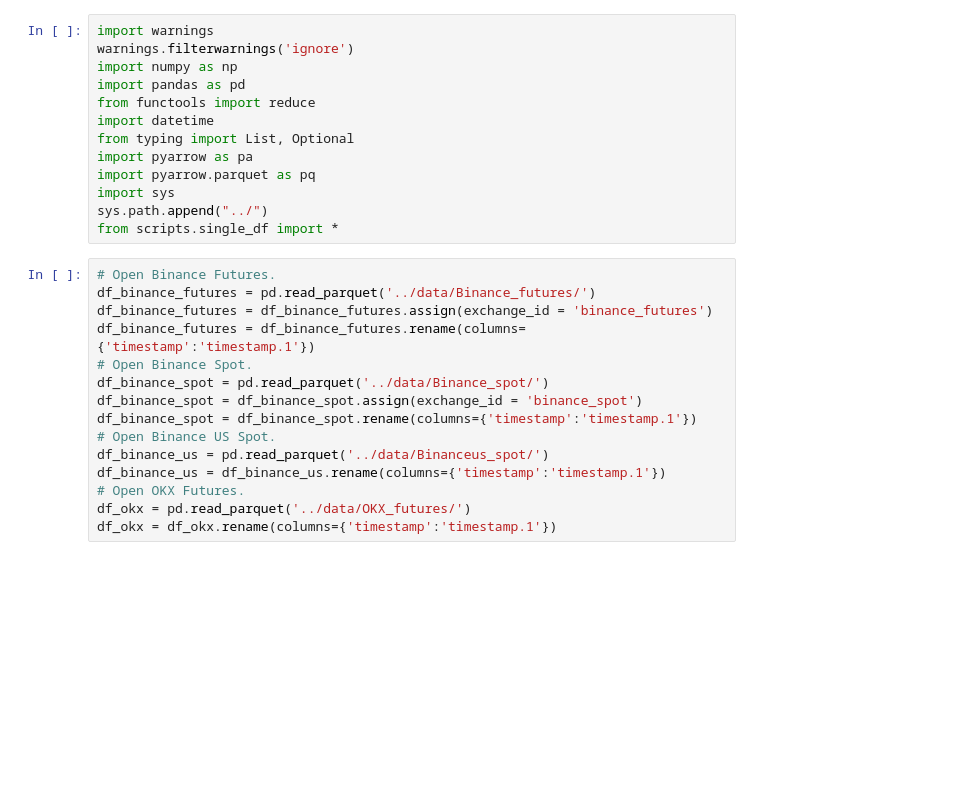
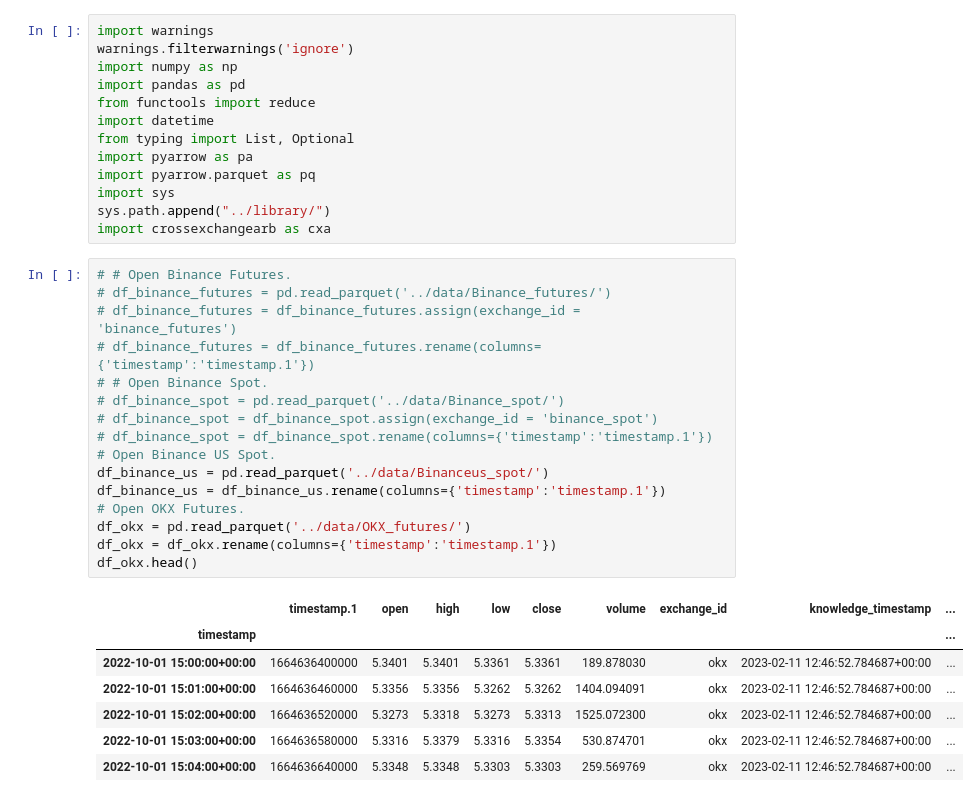
Before and after one commit to thejameszhang/crypto-cross-exchange-arbitrage, a Jupyter notebook: notebooks/single_df.ipynb, the cells around one changed output. Saved outputs shown, nothing was run; the diff lists cells and outputs as text; blank space fills up the shorter version.

```diff
--- a/notebooks/single_df.ipynb
+++ b/notebooks/single_df.ipynb
@@ -9,20 +9,29 @@ from typing import List, Optional
 import pyarrow as pa
 import pyarrow.parquet as pq
 import sys
-sys.path.append("../")
-from scripts.single_df import *
+sys.path.append("../library/")
+import crossexchangearb as cxa
 # %%
-# Open Binance Futures.
-df_binance_futures = pd.read_parquet('../data/Binance_futures/')
-df_binance_futures = df_binance_futures.assign(exchange_id = 'binance_futures')
-df_binance_futures = df_binance_futures.rename(columns={'timestamp':'timestamp.1'})
-# Open Binance Spot.
-df_binance_spot = pd.read_parquet('../data/Binance_spot/')
-df_binance_spot = df_binance_spot.assign(exchange_id = 'binance_spot')
-df_binance_spot = df_binance_spot.rename(columns={'timestamp':'timestamp.1'})
+# # Open Binance Futures.
+# df_binance_futures = pd.read_parquet('../data/Binance_futures/')
+# df_binance_futures = df_binance_futures.assign(exchange_id = 'binance_futures')
+# df_binance_futures = df_binance_futures.rename(columns={'timestamp':'timestamp.1'})
+# # Open Binance Spot.
+# df_binance_spot = pd.read_parquet('../data/Binance_spot/')
+# df_binance_spot = df_binance_spot.assign(exchange_id = 'binance_spot')
+# df_binance_spot = df_binance_spot.rename(columns={'timestamp':'timestamp.1'})
 # Open Binance US Spot.
 df_binance_us = pd.read_parquet('../data/Binanceus_spot/')
 df_binance_us = df_binance_us.rename(columns={'timestamp':'timestamp.1'})
 # Open OKX Futures.
 df_okx = pd.read_parquet('../data/OKX_futures/')
 df_okx = df_okx.rename(columns={'timestamp':'timestamp.1'})
+df_okx.head()
+# %% [output]
+|  | timestamp.1 | open | high | low | close | volume | exchange_id | knowledge_timestamp | ... |
+| timestamp |  |  |  |  |  |  |  |  | ... |
+| 2022-10-01 15:00:00+00:00 | 1664636400000 | 5.3401 | 5.3401 | 5.3361 | 5.3361 | 189.878030 | okx | 2023-02-11 12:46:52.784687+00:00 | ... |
+| 2022-10-01 15:01:00+00:00 | 1664636460000 | 5.3356 | 5.3356 | 5.3262 | 5.3262 | 1404.094091 | okx | 2023-02-11 12:46:52.784687+00:00 | ... |
+| 2022-10-01 15:02:00+00:00 | 1664636520000 | 5.3273 | 5.3318 | 5.3273 | 5.3313 | 1525.072300 | okx | 2023-02-11 12:46:52.784687+00:00 | ... |
+| 2022-10-01 15:03:00+00:00 | 1664636580000 | 5.3316 | 5.3379 | 5.3316 | 5.3354 | 530.874701 | okx | 2023-02-11 12:46:52.784687+00:00 | ... |
+| 2022-10-01 15:04:00+00:00 | 1664636640000 | 5.3348 | 5.3348 | 5.3303 | 5.3303 | 259.569769 | okx | 2023-02-11 12:46:52.784687+00:00 | ... |
```
Also changed, not shown: parts of 14 cells of this notebook.
